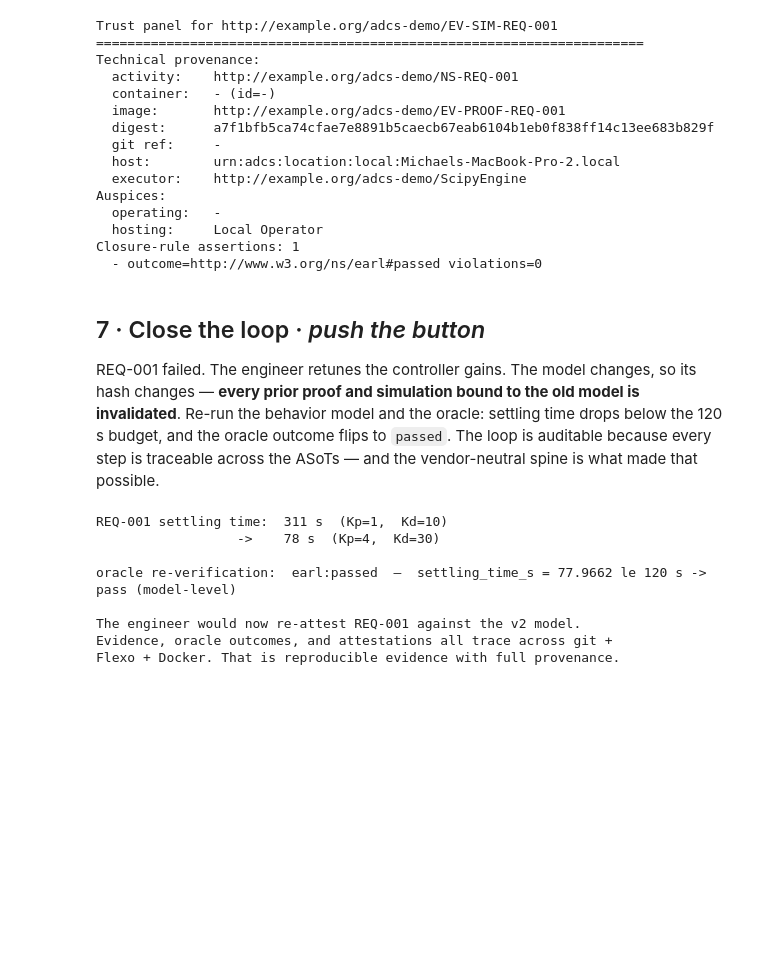
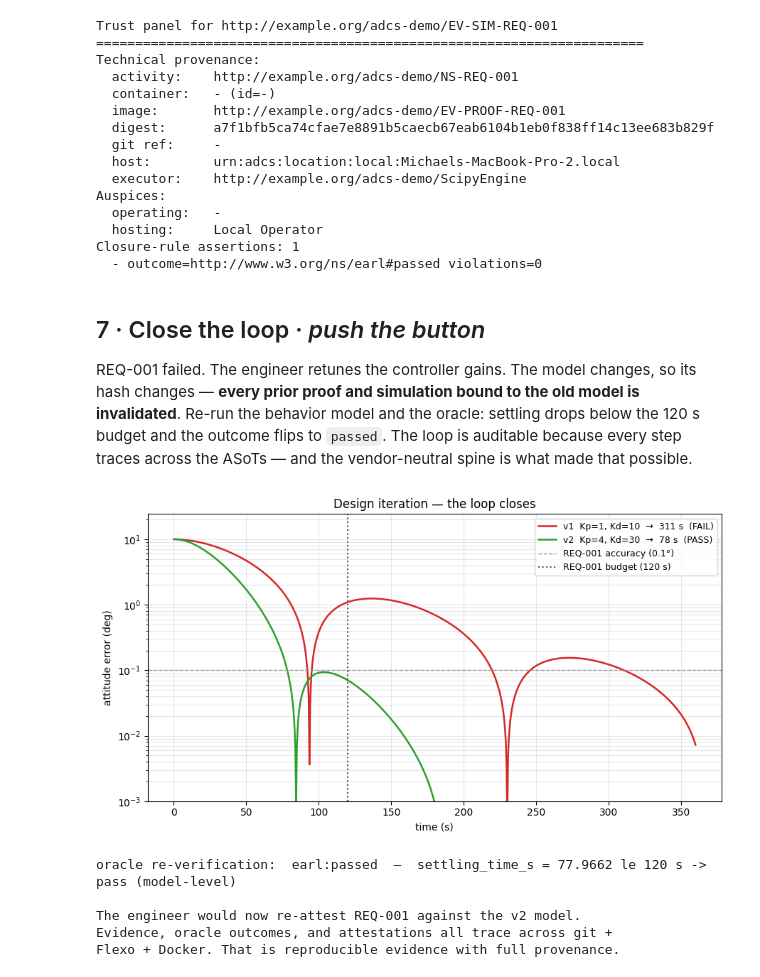
Before and after one commit to DynamicalSystemsGroup/ADCS-lifecycle-demo, a Jupyter notebook: jaxa_notebook.ipynb, the cells around one changed output. Saved outputs shown, nothing was run; the diff lists cells and outputs as text; code cells hidden in the pictures; blank space fills up the shorter version.

```diff
--- a/jaxa_notebook.ipynb
+++ b/jaxa_notebook.ipynb
@@ -452,28 +499,42 @@ Closure-rule assertions: 1
 
 REQ-001 failed. The engineer retunes the controller gains. The model changes,
 so its hash changes — **every prior proof and simulation bound to the old model
-is invalidated**. Re-run the behavior model and the oracle: settling time drops
-below the 120 s budget, and the oracle outcome flips to `passed`. The loop is
-auditable because every step is traceable across the ASoTs — and the
-vendor-neutral spine is what made that possible.
+is invalidated**. Re-run the behavior model and the oracle: settling drops below
+the 120 s budget and the outcome flips to `passed`. The loop is auditable
+because every step traces across the ASoTs — and the vendor-neutral spine is
+what made that possible.
+# %%
+retuned = dict(params)
+retuned["Kp"], retuned["Kd"] = 4.0, 30.0   # was 1.0 / 10.0
+
+sim2 = run_step_response(retuned)
+s2 = sim2.summary()
+r2 = evaluate_requirement_oracle({**s2, "worst_real_part": worst_real_part}, "REQ-001")
+
+# Before/after overlay of the attitude-error curve vs the 120 s budget.
+theta_v1 = np.degrees(2 * np.linalg.norm(sim.q[:, :3], axis=1))
+theta_v2 = np.degrees(2 * np.linalg.norm(sim2.q[:, :3], axis=1))
+
+fig2, ax = plt.subplots(figsize=(9, 5))
+ax.semilogy(sim.t, theta_v1, color=LIMIT_COLOR, lw=1.8,
+            label=f"v1  Kp=1, Kd=10  →  {summary['settling_time_s']:.0f} s  (FAIL)")
+ax.semilogy(sim2.t, theta_v2, color=AXIS_COLORS["Y"], lw=1.8,
+            label=f"v2  Kp=4, Kd=30  →  {s2['settling_time_s']:.0f} s  (PASS)")
+ax.axhline(0.1, color="#999999", ls="--", lw=1, label="REQ-001 accuracy (0.1°)")
+ax.axvline(120, color="#555555", ls=":", lw=1.5, label="REQ-001 budget (120 s)")
+ax.set(xlabel="time (s)", ylabel="attitude error (deg)",
+       title="Design iteration — the loop closes")
+ax.set_ylim(bottom=1e-3); ax.legend(fontsize=9); ax.grid(True, alpha=0.3, which="both")
+fig2.tight_layout()
+plt.show()
+# %% [output]
+[figure, added]
 # %%
-retuned = dict(params)
-retuned["Kp"], retuned["Kd"] = 4.0, 30.0   # was 1.0 / 10.0
-
-sim2 = run_step_response(retuned)
-s2 = sim2.summary()
-r2 = evaluate_requirement_oracle({**s2, "worst_real_part": worst_real_part}, "REQ-001")
-
-print(f"REQ-001 settling time:  {summary['settling_time_s']:.0f} s  (Kp=1,  Kd=10)")
-print(f"                  ->    {s2['settling_time_s']:.0f} s  (Kp=4,  Kd=30)")
-print(f"\noracle re-verification:  earl:{r2.outcome}  —  {r2.detail}")
+print(f"oracle re-verification:  earl:{r2.outcome}  —  {r2.detail}")
 print("\nThe engineer would now re-attest REQ-001 against the v2 model.")
 print("Evidence, oracle outcomes, and attestations all trace across git +")
 print("Flexo + Docker. That is reproducible evidence with full provenance.")
 # %% [output]
-REQ-001 settling time:  311 s  (Kp=1,  Kd=10)
-                  ->    78 s  (Kp=4,  Kd=30)
-
 oracle re-verification:  earl:passed  —  settling_time_s = 77.9662 le 120 s -> pass (model-level)
 
 The engineer would now re-attest REQ-001 against the v2 model.
```
Also changed, not shown: parts of 21 cells of this notebook.
